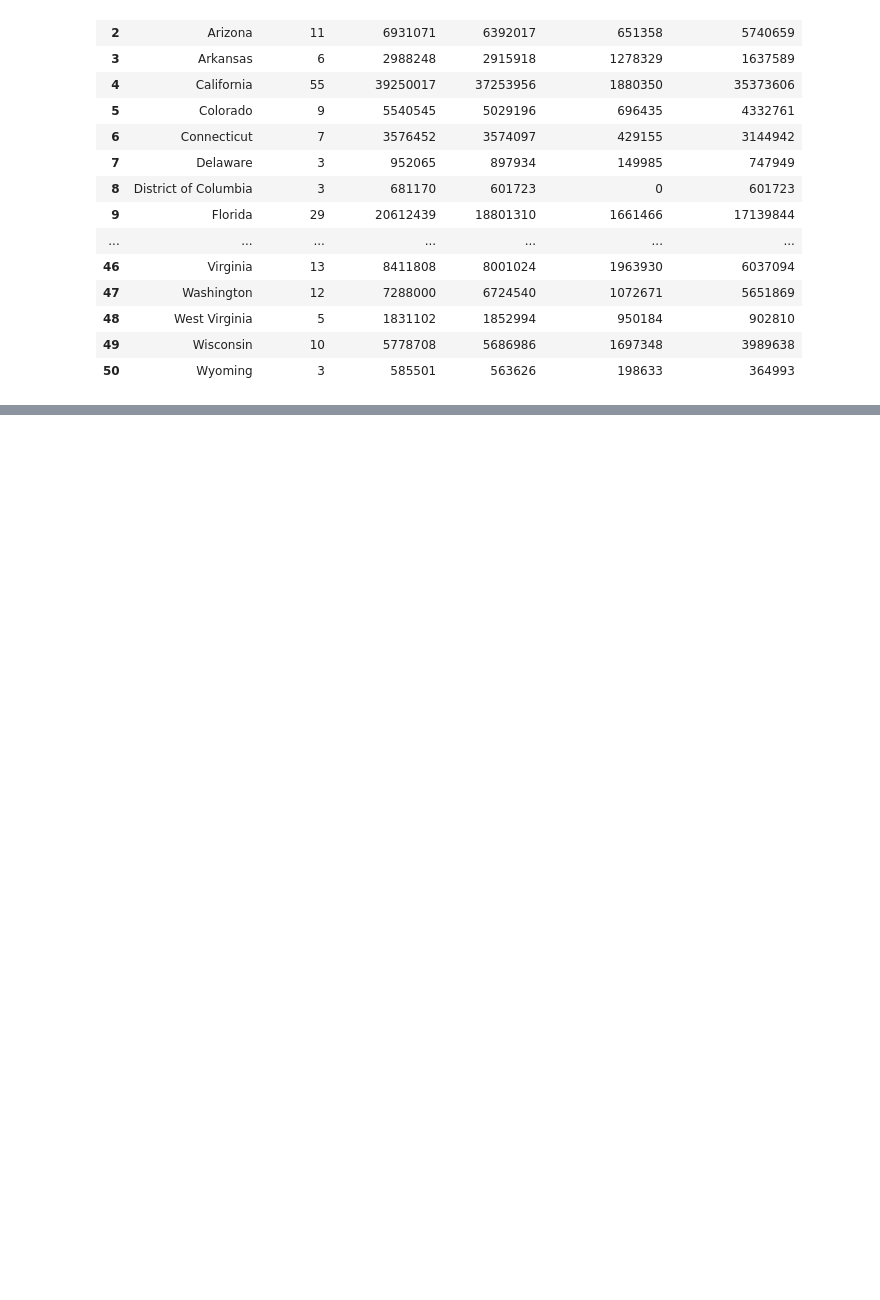
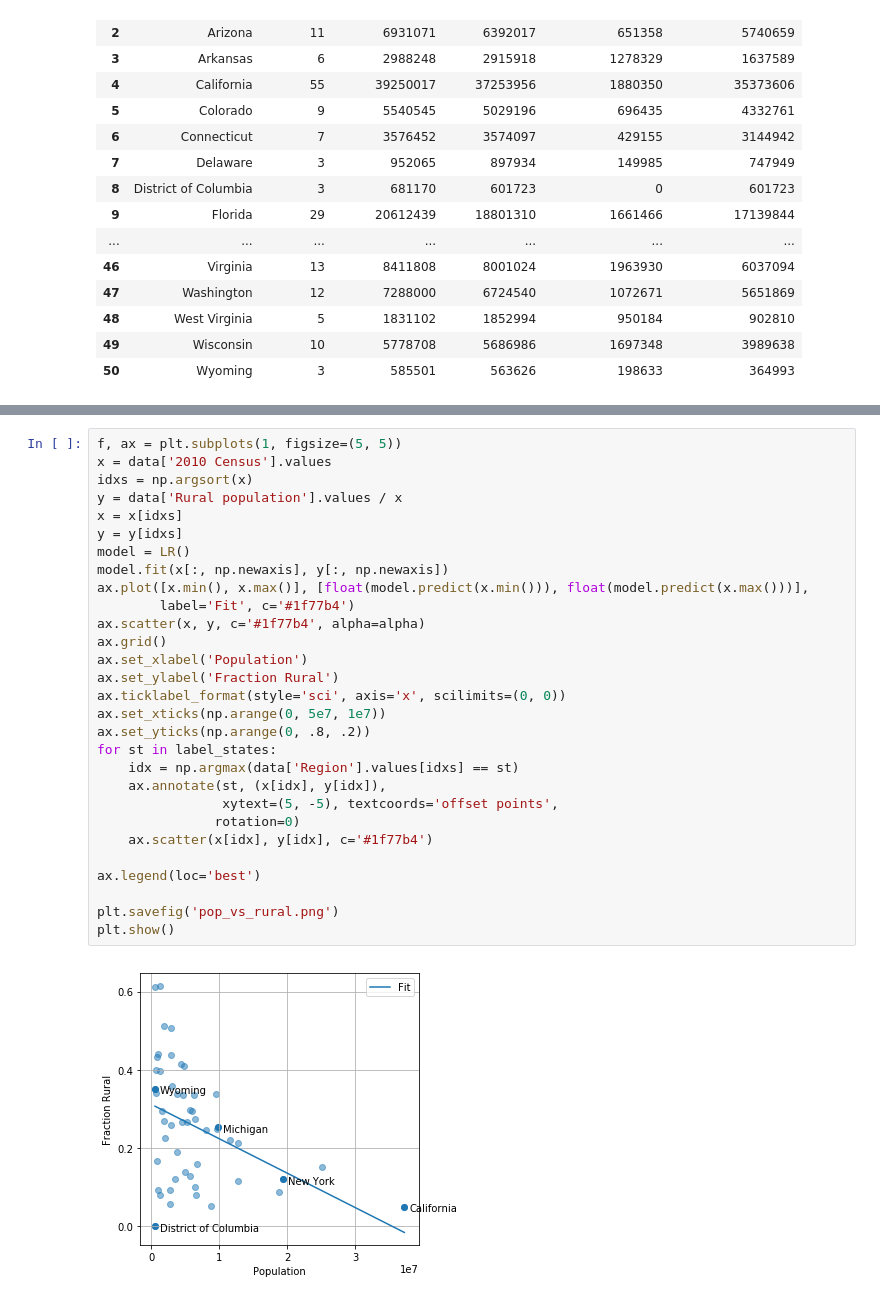
Before and after one commit to JesseLivezey/electoral_college, a Jupyter notebook: ec_votes.ipynb, the cells around one changed output, grey strips where cells are left out. Drawn from its saved outputs; the diff is of its cells as text; blank space fills up the shorter version.

```diff
--- a/ec_votes.ipynb
+++ b/ec_votes.ipynb
@@ -71,0 +119,31 @@ plt.show()
+# %%
+f, ax = plt.subplots(1, figsize=(5, 5))
+x = data['2010 Census'].values
+idxs = np.argsort(x)
+y = data['Rural population'].values / x
+x = x[idxs]
+y = y[idxs]
+model = LR()
+model.fit(x[:, np.newaxis], y[:, np.newaxis])
+ax.plot([x.min(), x.max()], [float(model.predict(x.min())), float(model.predict(x.max()))],
+        label='Fit', c='#1f77b4')
+ax.scatter(x, y, c='#1f77b4', alpha=alpha)
+ax.grid()
+ax.set_xlabel('Population')
+ax.set_ylabel('Fraction Rural')
+ax.ticklabel_format(style='sci', axis='x', scilimits=(0, 0))
+ax.set_xticks(np.arange(0, 5e7, 1e7))
+ax.set_yticks(np.arange(0, .8, .2))
+for st in label_states:
+    idx = np.argmax(data['Region'].values[idxs] == st)
+    ax.annotate(st, (x[idx], y[idx]),
+                xytext=(5, -5), textcoords='offset points',
+               rotation=0)
+    ax.scatter(x[idx], y[idx], c='#1f77b4')
+
+ax.legend(loc='best')
+
+plt.savefig('pop_vs_rural.png')
+plt.show()
+# %% [output]
+[figure, added]
```
Also changed, not shown: parts of 9 cells of this notebook.
